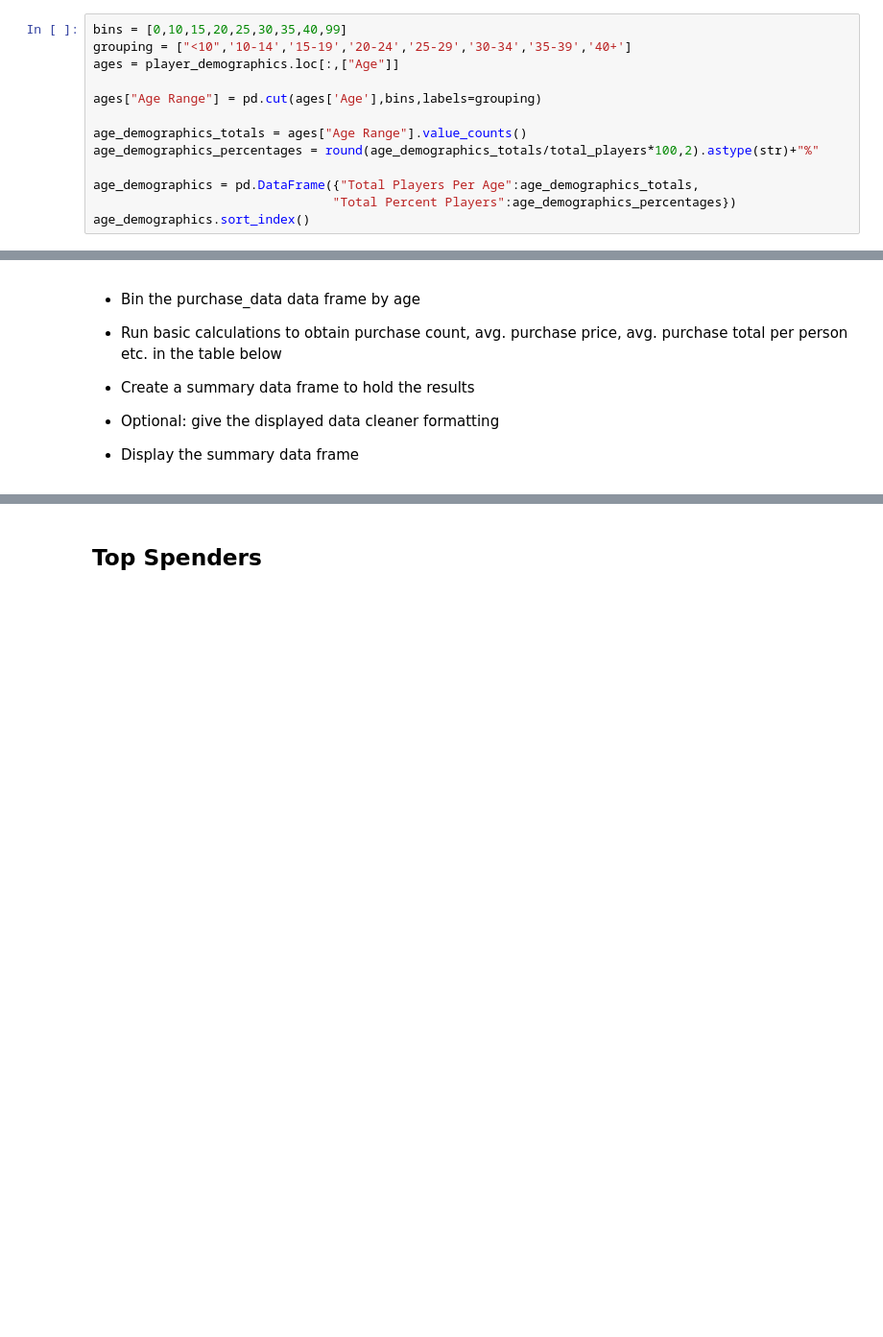
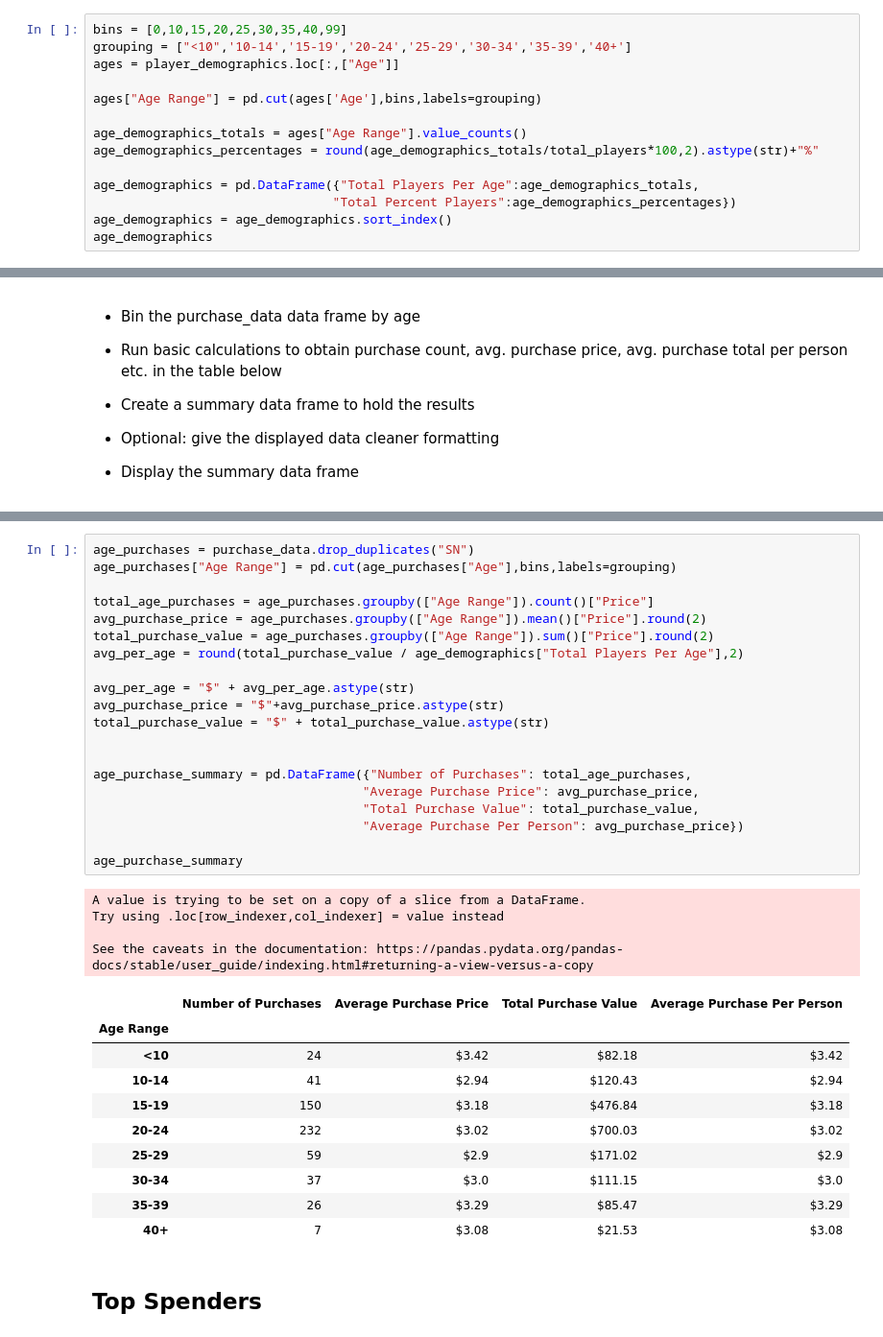
Before and after one commit to sreeven/Bootcamp, a Jupyter notebook: pandas-challenge/heroes_of_pymoli.ipynb, the cells around one changed output, grey strips where cells are left out. Shown at 96% size. Drawn from its saved outputs; the diff is of its cells as text; blank space fills up the shorter version.

```diff
--- a/pandas-challenge/heroes_of_pymoli.ipynb
+++ b/pandas-challenge/heroes_of_pymoli.ipynb
@@ -159,7 +159,8 @@ age_demographics_percentages = round(age_demographics_totals/total_players*100,2
 
 age_demographics = pd.DataFrame({"Total Players Per Age":age_demographics_totals,
                                 "Total Percent Players":age_demographics_percentages})
-age_demographics.sort_index()
+age_demographics = age_demographics.sort_index()
+age_demographics
 # %% [output]
 |  | Total Players Per Age | Total Percent Players |
 | <10 | 24 | 4.17% |
@@ -213,3 +202,38 @@ Since this test confirms that there are 7 players aged 40+, we can assume that t
+# %%
+age_purchases = purchase_data.drop_duplicates("SN")
+age_purchases["Age Range"] = pd.cut(age_purchases["Age"],bins,labels=grouping)
+
+total_age_purchases = age_purchases.groupby(["Age Range"]).count()["Price"]
+avg_purchase_price = age_purchases.groupby(["Age Range"]).mean()["Price"].round(2)
+total_purchase_value = age_purchases.groupby(["Age Range"]).sum()["Price"].round(2)
+avg_per_age = round(total_purchase_value / age_demographics["Total Players Per Age"],2)
+
+avg_per_age = "$" + avg_per_age.astype(str)
+avg_purchase_price = "$"+avg_purchase_price.astype(str)
+total_purchase_value = "$" + total_purchase_value.astype(str)
+
+
+age_purchase_summary = pd.DataFrame({"Number of Purchases": total_age_purchases,
+                                    "Average Purchase Price": avg_purchase_price,
+                                    "Total Purchase Value": total_purchase_value,
+                                    "Average Purchase Per Person": avg_purchase_price})
+
+age_purchase_summary
+# %% [output]
+A value is trying to be set on a copy of a slice from a DataFrame.
+Try using .loc[row_indexer,col_indexer] = value instead
+
+See the caveats in the documentation: https://pandas.pydata.org/pandas-docs/stable/user_guide/indexing.html#returning-a-view-versus-a-copy
+|  | Number of Purchases | Average Purchase Price | Total Purchase Value | Average Purchase Per Person |
+| Age Range |  |  |  |  |
+| <10 | 24 | $3.42 | $82.18 | $3.42 |
+| 10-14 | 41 | $2.94 | $120.43 | $2.94 |
+| 15-19 | 150 | $3.18 | $476.84 | $3.18 |
+| 20-24 | 232 | $3.02 | $700.03 | $3.02 |
+| 25-29 | 59 | $2.9 | $171.02 | $2.9 |
+| 30-34 | 37 | $3.0 | $111.15 | $3.0 |
+| 35-39 | 26 | $3.29 | $85.47 | $3.29 |
+| 40+ | 7 | $3.08 | $21.53 | $3.08 |
 # %% [markdown]
 ## Top Spenders
 # %% [markdown]
```
Also changed, not shown: parts of 7 cells of this notebook.
